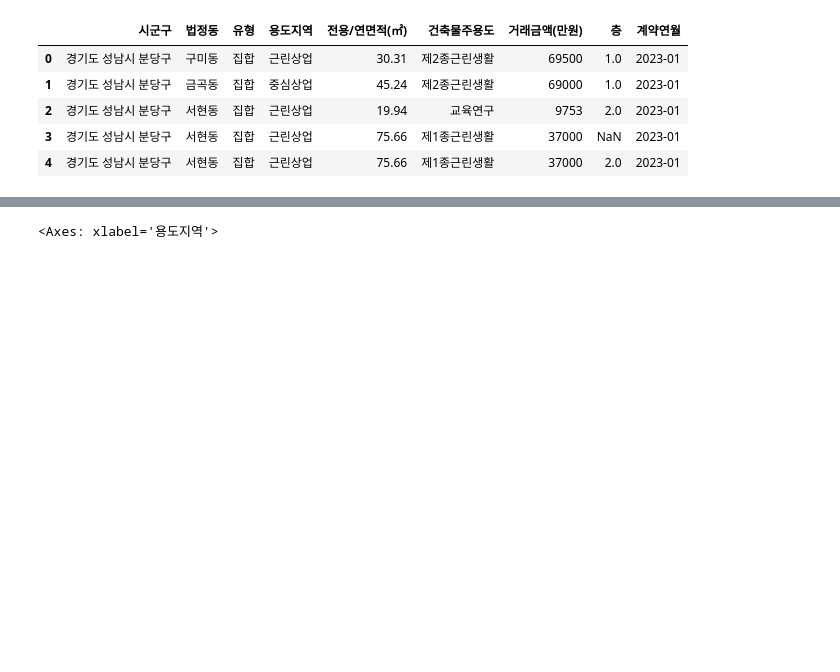
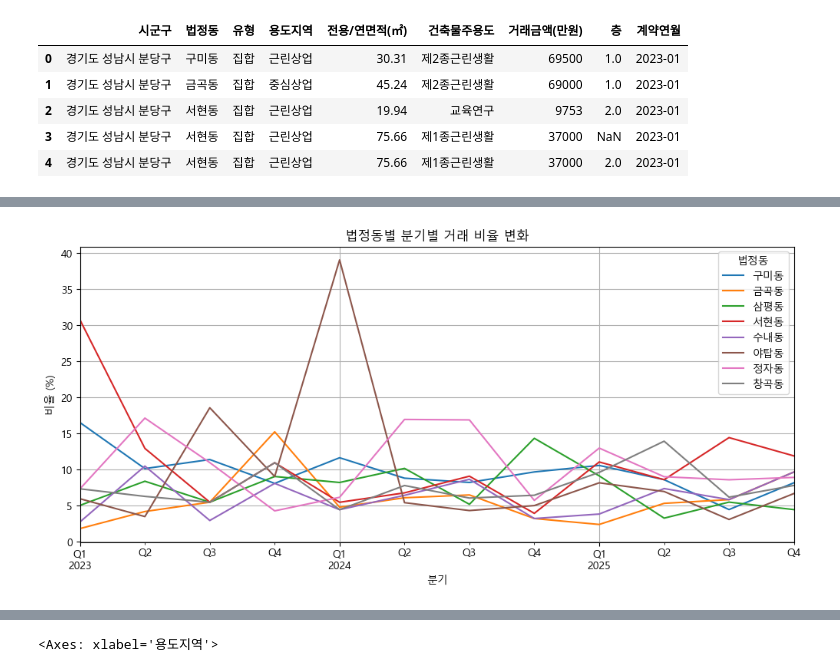
Before and after one commit to bulsajo1/final_project, a Jupyter notebook: eunbi/EDA.ipynb, the cells around one changed output, grey strips where cells are left out. Cells and saved outputs as stored; diff of their text form; code cells hidden in the pictures; blank space fills up the shorter version.

```diff
--- a/eunbi/EDA.ipynb
+++ b/eunbi/EDA.ipynb
@@ -66,0 +30,4 @@ Name: proportion, dtype: float64
+# %%
+#분기별 법정동 거래량 비율
+result = trans_df.groupby('분기')[['시군구', '법정동']].value_counts(normalize=True) * 100
+result
@@ -86,7 +73 @@ result.groupby('계약연월').nlargest(3)
 Name: proportion, dtype: float64
-# %%
-trans_df2 = trans_df.copy()
-trans_df2['계약연월'] = pd.to_datetime(trans_df2['계약연월'])
-trans_df2['계약연도'] = trans_df2['계약연월'].dt.year
-result = trans_df2.groupby('계약연도')[['시군구', '법정동']].value_counts(normalize=True) * 100
-result.groupby('계약연도').nlargest(3)
@@ -105 +102,22 @@ Name: proportion, dtype: float64
+# %%
+result_df = result.rename('분기별 비율').reset_index()
+
+top_target = ['서현동', '구미동', '정자동', '야탑동', '삼평동', '수내동', '금곡동', '창곡동']
+result_df_sub = result_df[result_df['법정동'].isin(top_target)]
+# %%
+pivot = result_df_sub.pivot_table(
+    index='분기', # 행
+    columns='법정동', # 열
+    values='분기별 비율' # 값
+)
+# %%
+pivot.plot(figsize=(12,5), marker='')
+plt.title('법정동별 분기별 거래 비율 변화')
+plt.ylabel('비율 (%)')
+plt.xlabel('분기')
+plt.xticks(rotation=0)
+plt.grid()
+plt.show()
+# %% [output]
+[figure, added]
 # %% [markdown]
```
Also changed, not shown: parts of 39 cells of this notebook.
